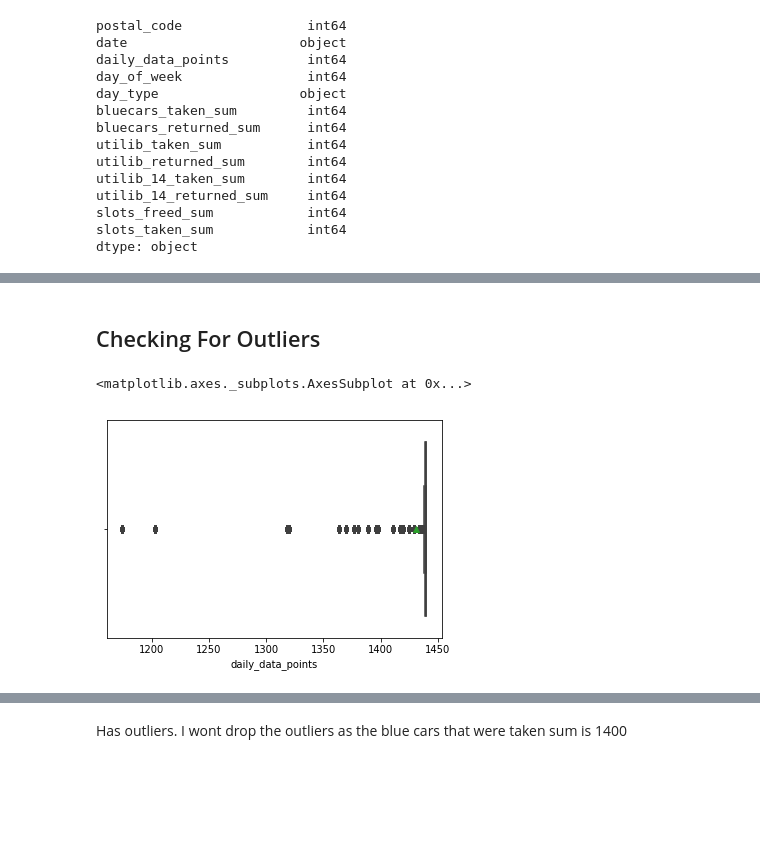
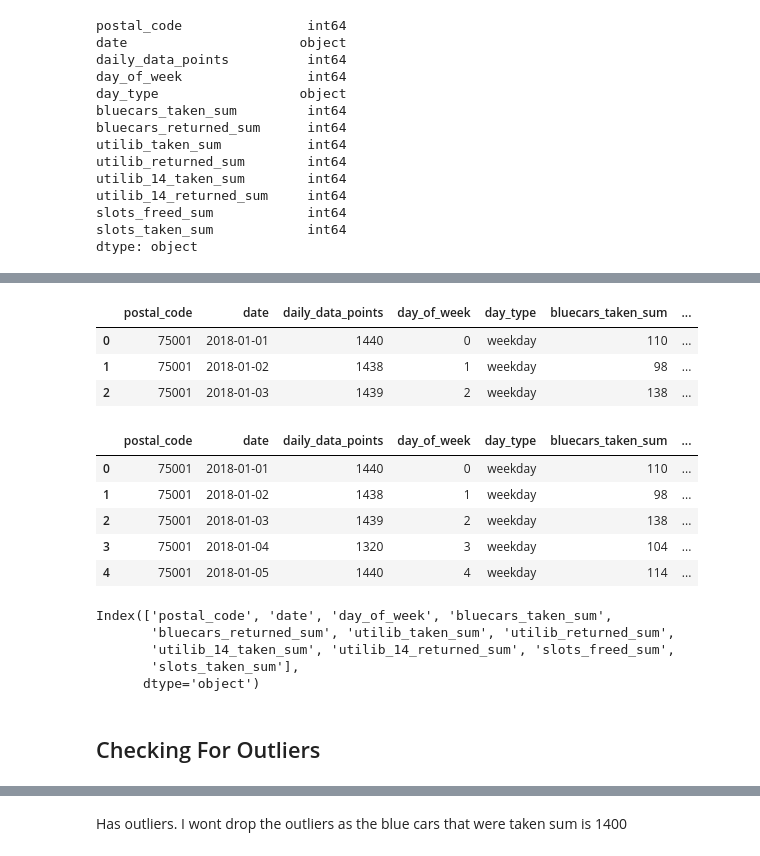
Before and after one commit to gakurujnr/Autolib-electric-car-sharing-service-company, a Jupyter notebook: Moringa_Data_Science_Core_W3_Independent_Project_2019_08_Peter_Gakuru_Python_Notebook.ipynb, the cells around one changed output, grey strips where cells are left out. Drawn from its saved outputs; the diff is of its cells as text; code cells hidden in the pictures; blank space fills up the shorter version.

```diff
--- a/Moringa_Data_Science_Core_W3_Independent_Project_2019_08_Peter_Gakuru_Python_Notebook.ipynb
+++ b/Moringa_Data_Science_Core_W3_Independent_Project_2019_08_Peter_Gakuru_Python_Notebook.ipynb
@@ -187,0 +233,8 @@ dtype: object
+# %%
+## checking if the date column has converted
+bl.head(3)
+# %% [output]
+|  | postal_code | date | daily_data_points | day_of_week | day_type | bluecars_taken_sum | ... |
+| 0 | 75001 | 2018-01-01 | 1440 | 0 | weekday | 110 | ... |
+| 1 | 75001 | 2018-01-02 | 1438 | 1 | weekday | 98 | ... |
+| 2 | 75001 | 2018-01-03 | 1439 | 2 | weekday | 138 | ... |
@@ -187,0 +246,10 @@ dtype: object
+# %%
+## Preview some of the dataset to see if it has selected the data_type weekday
+bl.head()
+# %% [output]
+|  | postal_code | date | daily_data_points | day_of_week | day_type | bluecars_taken_sum | ... |
+| 0 | 75001 | 2018-01-01 | 1440 | 0 | weekday | 110 | ... |
+| 1 | 75001 | 2018-01-02 | 1438 | 1 | weekday | 98 | ... |
+| 2 | 75001 | 2018-01-03 | 1439 | 2 | weekday | 138 | ... |
+| 3 | 75001 | 2018-01-04 | 1320 | 3 | weekday | 104 | ... |
+| 4 | 75001 | 2018-01-05 | 1440 | 4 | weekday | 114 | ... |
@@ -188,11 +259,14 @@ dtype: object
+# %%
+## Confirm if the column is dropped
+bl.columns
+# %% [output]
+Index(['postal_code', 'date', 'day_of_week', 'bluecars_taken_sum',
+       'bluecars_returned_sum', 'utilib_taken_sum', 'utilib_returned_sum',
+       'utilib_14_taken_sum', 'utilib_14_returned_sum', 'slots_freed_sum',
+       'slots_taken_sum'],
+      dtype='object')
 # %% [markdown]
 ## Checking For Outliers
-# %%
-## FInding outliers using seaborn for numerical variables
-sns.boxplot(bl['daily_data_points'], showmeans = True)
-# %% [output]
-<matplotlib.axes._subplots.AxesSubplot at 0x...>
-[figure, removed]
 # %%
 ##
 sns.boxplot(bl['day_of_week'], showmeans = True)
```
Also changed, not shown: parts of 27 cells of this notebook.
